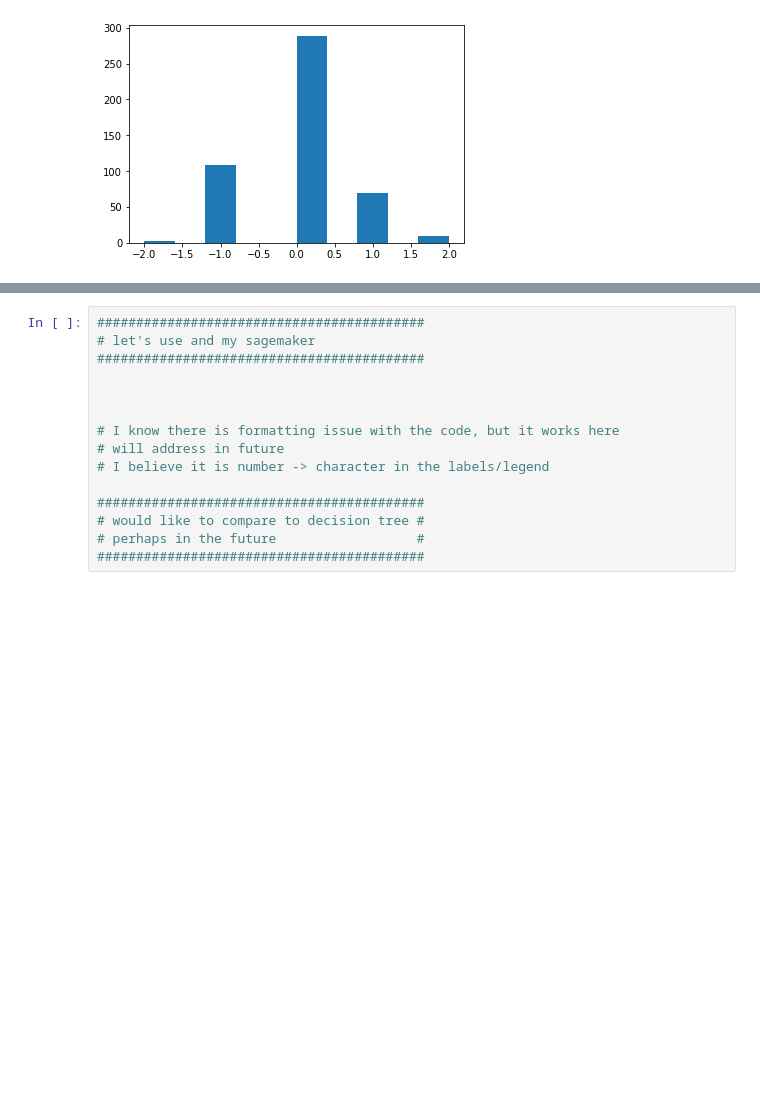
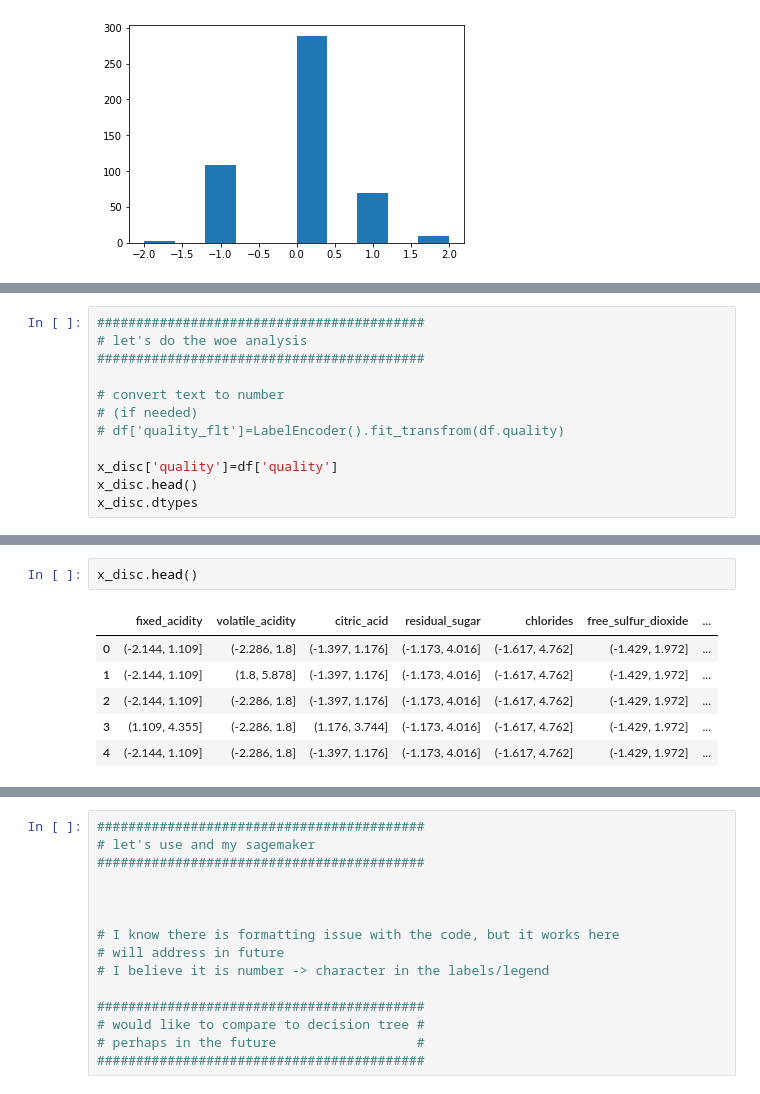
Before and after one commit to sourceoftruthdata/sot_interview_prep, a Jupyter notebook: notebooks/analysis.ipynb, the cells around one changed output, grey strips where cells are left out. Drawn from its saved outputs; the diff is of its cells as text; blank space fills up the shorter version.

```diff
--- a/notebooks/analysis.ipynb
+++ b/notebooks/analysis.ipynb
@@ -382,0 +405,12 @@ Name: quality, Length: 1599, dtype: int64
+# %%
+##########################################
+# let's do the woe analysis
+##########################################
+
+# convert text to number
+# (if needed)
+# df['quality_flt']=LabelEncoder().fit_transfrom(df.quality)
+
+x_disc['quality']=df['quality']
+x_disc.head()
+x_disc.dtypes
@@ -382,0 +431,9 @@ Name: quality, Length: 1599, dtype: int64
+# %%
+x_disc.head()
+# %% [output]
+|  | fixed_acidity | volatile_acidity | citric_acid | residual_sugar | chlorides | free_sulfur_dioxide | ... |
+| 0 | (-2.144, 1.109] | (-2.286, 1.8] | (-1.397, 1.176] | (-1.173, 4.016] | (-1.617, 4.762] | (-1.429, 1.972] | ... |
+| 1 | (-2.144, 1.109] | (1.8, 5.878] | (-1.397, 1.176] | (-1.173, 4.016] | (-1.617, 4.762] | (-1.429, 1.972] | ... |
+| 2 | (-2.144, 1.109] | (-2.286, 1.8] | (-1.397, 1.176] | (-1.173, 4.016] | (-1.617, 4.762] | (-1.429, 1.972] | ... |
+| 3 | (1.109, 4.355] | (-2.286, 1.8] | (1.176, 3.744] | (-1.173, 4.016] | (-1.617, 4.762] | (-1.429, 1.972] | ... |
+| 4 | (-2.144, 1.109] | (-2.286, 1.8] | (-1.397, 1.176] | (-1.173, 4.016] | (-1.617, 4.762] | (-1.429, 1.972] | ... |
```
Also changed, not shown: parts of 9 cells of this notebook.
